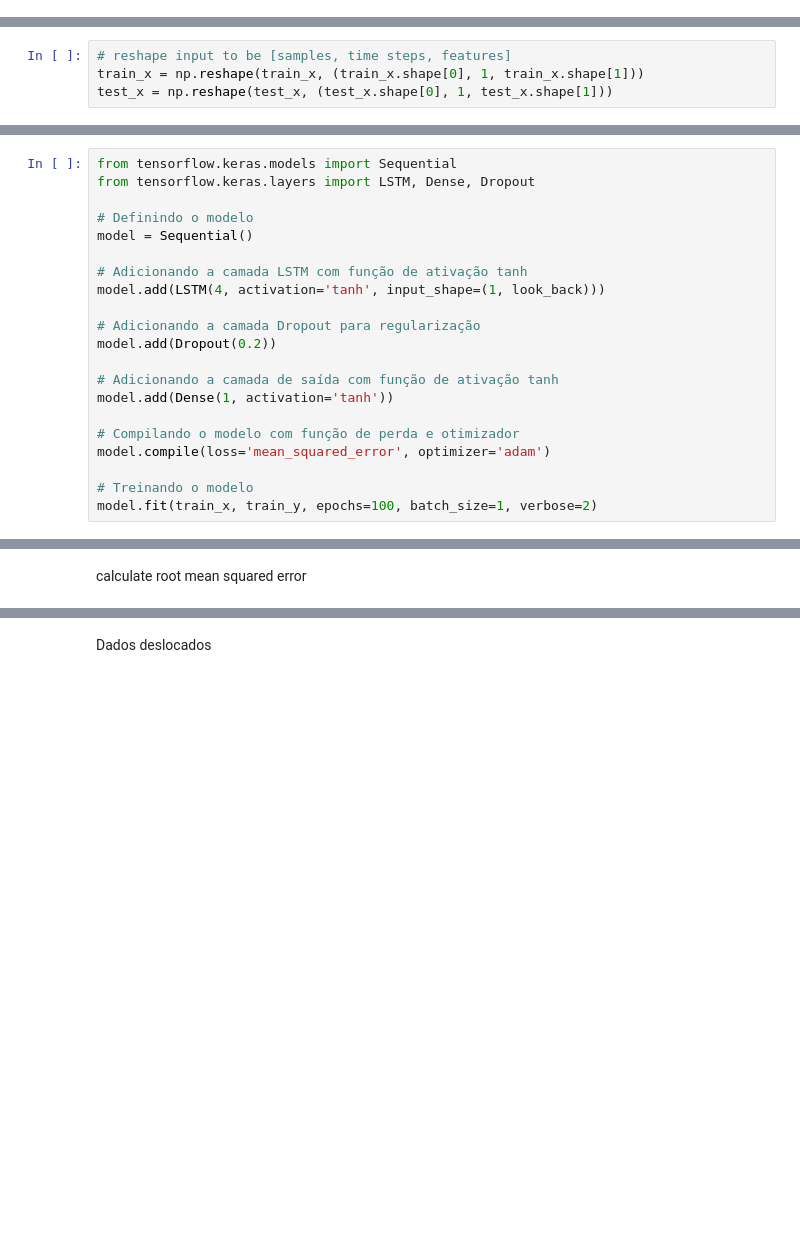
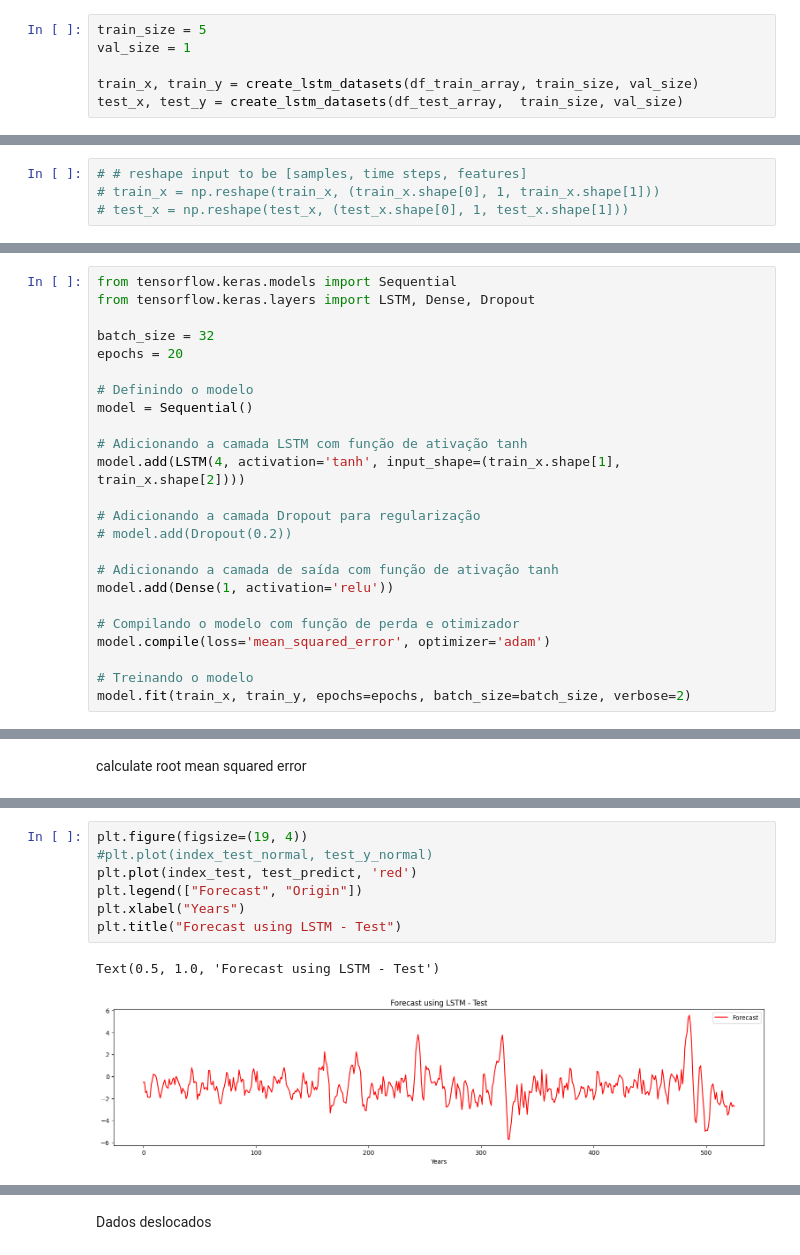
Before and after one commit to ThierrryScotto/cais_maua, a Jupyter notebook: cais_maua_time_series.ipynb, the cells around one changed output, grey strips where cells are left out. Cells and saved outputs as stored; diff of their text form; blank space fills up the shorter version.

```diff
--- a/cais_maua_time_series.ipynb
+++ b/cais_maua_time_series.ipynb
@@ -561,0 +546,6 @@ for i in range(5):
+# %%
+train_size = 5
+val_size = 1
+
+train_x, train_y = create_lstm_datasets(df_train_array, train_size, val_size)
+test_x, test_y = create_lstm_datasets(df_test_array,  train_size, val_size)
@@ -568,4 +570,4 @@ np.reshape(train_x, (train_x.shape[0], 1, train_x.shape[1])).shape
 # %%
-# reshape input to be [samples, time steps, features]
-train_x = np.reshape(train_x, (train_x.shape[0], 1, train_x.shape[1]))
-test_x = np.reshape(test_x, (test_x.shape[0], 1, test_x.shape[1]))
+# # reshape input to be [samples, time steps, features]
+# train_x = np.reshape(train_x, (train_x.shape[0], 1, train_x.shape[1]))
+# test_x = np.reshape(test_x, (test_x.shape[0], 1, test_x.shape[1]))
@@ -572,22 +578,25 @@ test_x = np.reshape(test_x, (test_x.shape[0], 1, test_x.shape[1]))
 # %%
 from tensorflow.keras.models import Sequential
 from tensorflow.keras.layers import LSTM, Dense, Dropout
+
+batch_size = 32
+epochs = 20
 
 # Definindo o modelo
 model = Sequential()
 
 # Adicionando a camada LSTM com função de ativação tanh
-model.add(LSTM(4, activation='tanh', input_shape=(1, look_back)))
+model.add(LSTM(4, activation='tanh', input_shape=(train_x.shape[1], train_x.shape[2])))
 
 # Adicionando a camada Dropout para regularização
-model.add(Dropout(0.2))
+# model.add(Dropout(0.2))
 
 # Adicionando a camada de saída com função de ativação tanh
-model.add(Dense(1, activation='tanh'))
+model.add(Dense(1, activation='relu'))
 
 # Compilando o modelo com função de perda e otimizador
 model.compile(loss='mean_squared_error', optimizer='adam')
 
 # Treinando o modelo
-model.fit(train_x, train_y, epochs=100, batch_size=1, verbose=2)
+model.fit(train_x, train_y, epochs=epochs, batch_size=batch_size, verbose=2)
 # %% [output]
@@ -662,0 +685,10 @@ Text(0.5, 1.0, 'Forecast using ARIMA - Test')
+# %%
+plt.figure(figsize=(19, 4))
+#plt.plot(index_test_normal, test_y_normal)
+plt.plot(index_test, test_predict, 'red')
+plt.legend(["Forecast", "Origin"])
+plt.xlabel("Years")
+plt.title("Forecast using LSTM - Test")
+# %% [output]
+Text(0.5, 1.0, 'Forecast using LSTM - Test')
+[figure, added]
```
Also changed, not shown: parts of 69 cells of this notebook.
